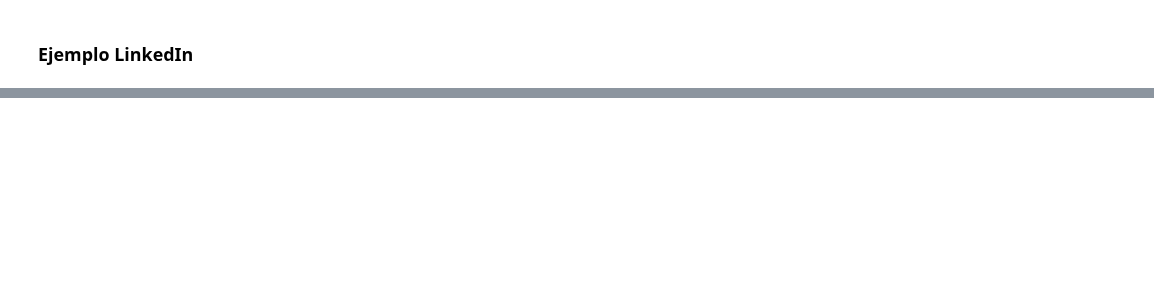
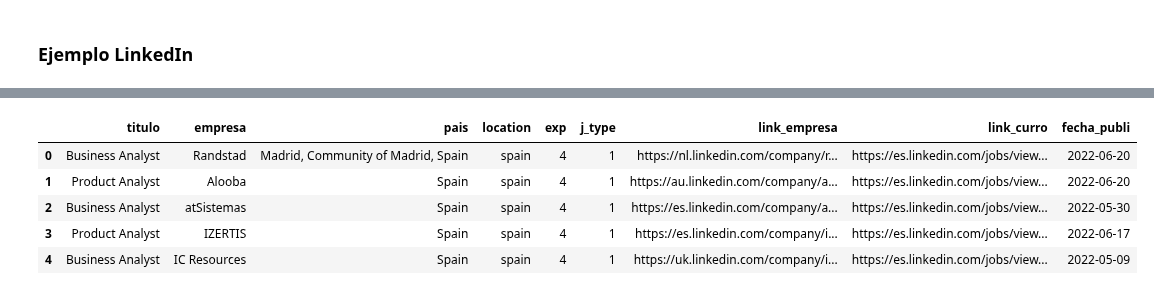
Before and after one commit to Ironhack-Data-Madrid-Mayo-2022/apuntes_clase, a Jupyter notebook: semana_4/2.2 - Web Scraping (bs4).ipynb, the cells around one changed output, grey strips where cells are left out. Cells and saved outputs as stored; diff of their text form; code cells hidden in the pictures; blank space fills up the shorter version.

```diff
--- a/semana_4/2.2 - Web Scraping (bs4).ipynb
+++ b/semana_4/2.2 - Web Scraping (bs4).ipynb
@@ -218,0 +409,9 @@ https://tools.keycdn.com/geo
+# %%
+df.head()
+# %% [output]
+|  | titulo | empresa | pais | location | exp | j_type | link_empresa | link_curro | fecha_publi |
+| 0 | Business Analyst | Randstad | Madrid, Community of Madrid, Spain | spain | 4 | 1 | https://nl.linkedin.com/company/r... | https://es.linkedin.com/jobs/view... | 2022-06-20 |
+| 1 | Product Analyst | Alooba | Spain | spain | 4 | 1 | https://au.linkedin.com/company/a... | https://es.linkedin.com/jobs/view... | 2022-06-20 |
+| 2 | Business Analyst | atSistemas | Spain | spain | 4 | 1 | https://es.linkedin.com/company/a... | https://es.linkedin.com/jobs/view... | 2022-05-30 |
+| 3 | Product Analyst | IZERTIS | Spain | spain | 4 | 1 | https://es.linkedin.com/company/i... | https://es.linkedin.com/jobs/view... | 2022-06-17 |
+| 4 | Business Analyst | IC Resources | Spain | spain | 4 | 1 | https://uk.linkedin.com/company/i... | https://es.linkedin.com/jobs/view... | 2022-05-09 |
```
Also changed, not shown: parts of 19 cells of this notebook.
